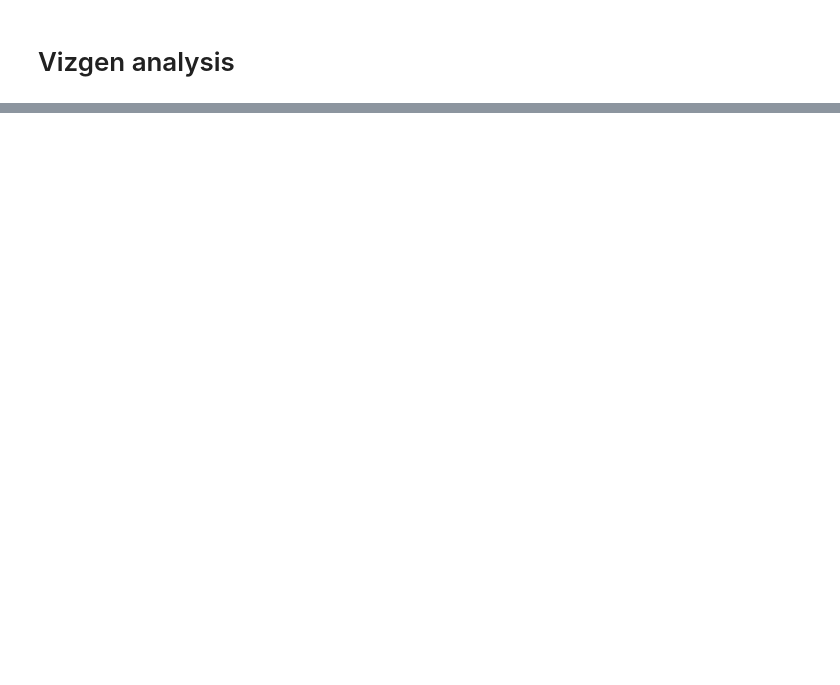
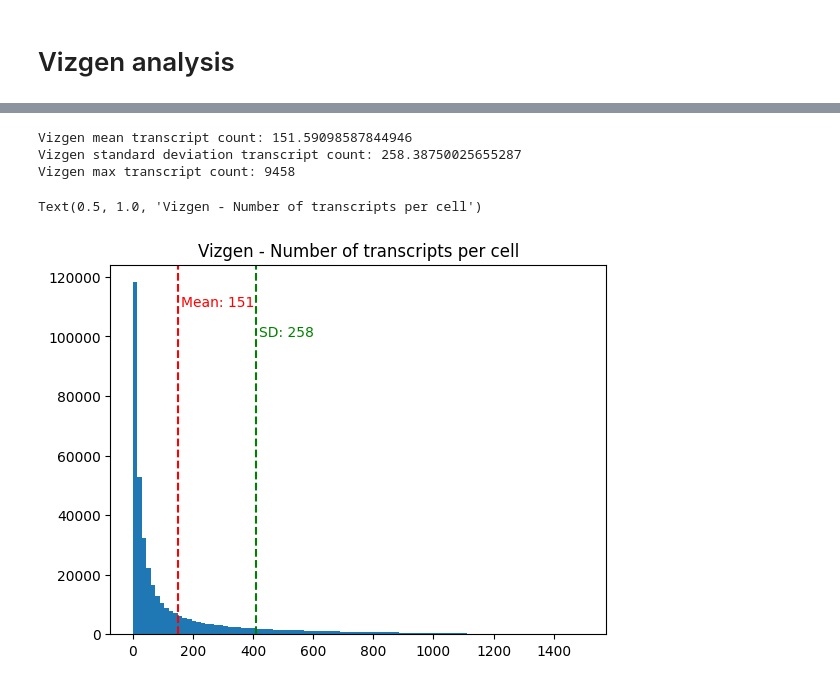
Before and after one commit to krisalejo/scRNA-seq-tech-comparisons, a Jupyter notebook: Transcripts per cell - Mean with SD histograms.ipynb, the cells around one changed output, grey strips where cells are left out. Cells and saved outputs as stored; diff of their text form; code cells hidden in the pictures; blank space fills up the shorter version.

```diff
--- a/Transcripts per cell - Mean with SD histograms.ipynb
+++ b/Transcripts per cell - Mean with SD histograms.ipynb
@@ -94,0 +143,14 @@ array([[-0.23494753, -0.07364277, -0.14906393, ..., -0.12849408,
+# %%
+region_list = ['Region 0', 'Region 1', 'Region 2', 'Region 3']
+# %%
+vizgen_concat = pd.DataFrame()
+for region in region_list:
+    df = pd.read_csv(rf"D:\SMI-0214_DonCleveland_UCSD\SMI-0214_DonCleveland_UCSD\Vizgen Analysis\{region}\detected_transcripts.csv")
+    df['sample_id'] = region
+    df_revised = df[df['cell_id'] != -1]
+    df_revised1 = df_revised.groupby(['cell_id','gene']).count()[['transcript_id']].reset_index()
+    gene_exp = df_revised1.pivot_table(index='cell_id', columns='gene', values='transcript_id', fill_value=0)
+    vizgen_concat = pd.concat([vizgen_concat, gene_exp])
+# %%
+vizgen_transcript_counts = vizgen_concat.sum(axis=1)
+vizgen_transcript_counts
@@ -94,0 +171,19 @@ array([[-0.23494753, -0.07364277, -0.14906393, ..., -0.12849408,
+# %%
+print(f'Vizgen mean transcript count: {vizgen_transcript_counts.mean()}')
+print(f'Vizgen standard deviation transcript count: {vizgen_transcript_counts.std()}')
+print(f'Vizgen max transcript count: {vizgen_transcript_counts.max()}')
+# %% [output]
+Vizgen mean transcript count: 151.59098587844946
+Vizgen standard deviation transcript count: 258.38750025655287
+Vizgen max transcript count: 9458
+# %%
+plt.hist(vizgen_transcript_counts, bins = 100, range = (0,1500))
+plt.axvline(vizgen_transcript_counts.mean(), color = 'red', linestyle = 'dashed', label = 'Mean')
+plt.text(160, 110000, f'Mean: {int(vizgen_transcript_counts.mean())}', color = 'red')
+#plt.axvline(vizgen_transcript_counts.mean() - vizgen_transcript_counts.std(), color = 'green', linestyle = 'dashed', label = '-1 SD')
+plt.text(420, 100000, f'SD: {int(vizgen_transcript_counts.std())}', color = 'green')
+plt.axvline(vizgen_transcript_counts.mean() + vizgen_transcript_counts.std(), color = 'green', linestyle = 'dashed', label = '+1 SD')
+plt.title('Vizgen - Number of transcripts per cell')
+# %% [output]
+Text(0.5, 1.0, 'Vizgen - Number of transcripts per cell')
+[figure, added]
```
Also changed, not shown: parts of 15 cells of this notebook.
